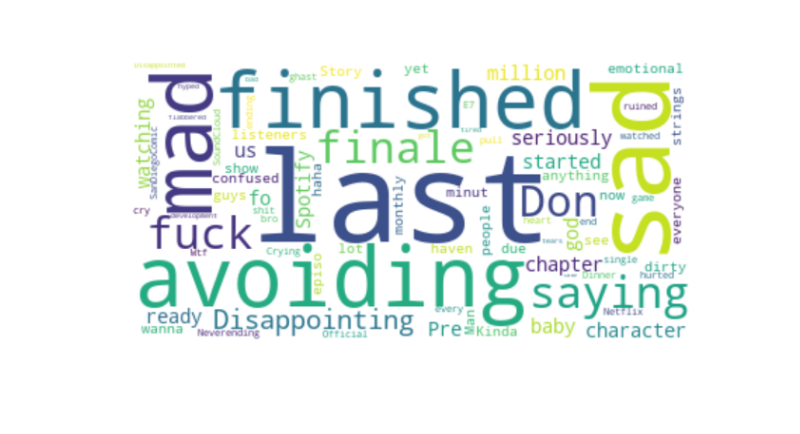
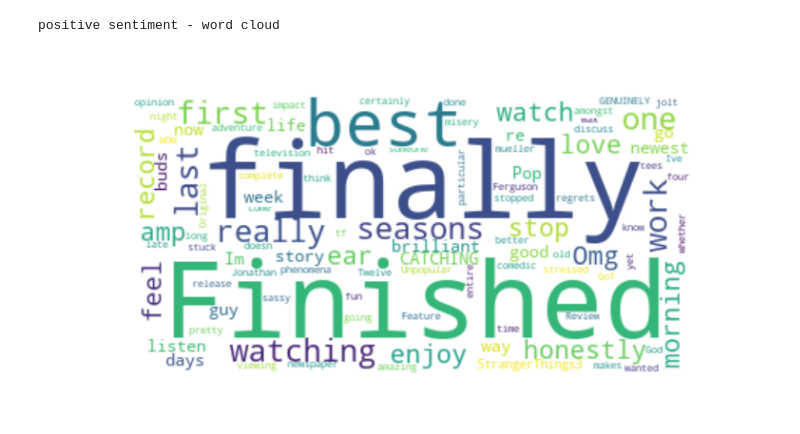
Before and after one commit to ashwinitonge/tweet_sentiment_analysis, a Jupyter notebook: tweetsentanalysis.ipynb, the cells around one changed output. Saved outputs shown, nothing was run; the diff lists cells and outputs as text; code cells hidden in the pictures.

```diff
--- a/tweetsentanalysis.ipynb
+++ b/tweetsentanalysis.ipynb
@@ -3,4 +11,6 @@
 # %%
-print("negative sentiment - word cloud")
+print("positive sentiment - word cloud")
+Image("Figure_3-2.png")
+# %% [output]
+positive sentiment - word cloud
+[figure, added]
-# %% [markdown]
-![Figure_3.png](attachment:Figure_3.png)
```
Also changed, not shown: parts of 3 cells of this notebook.
